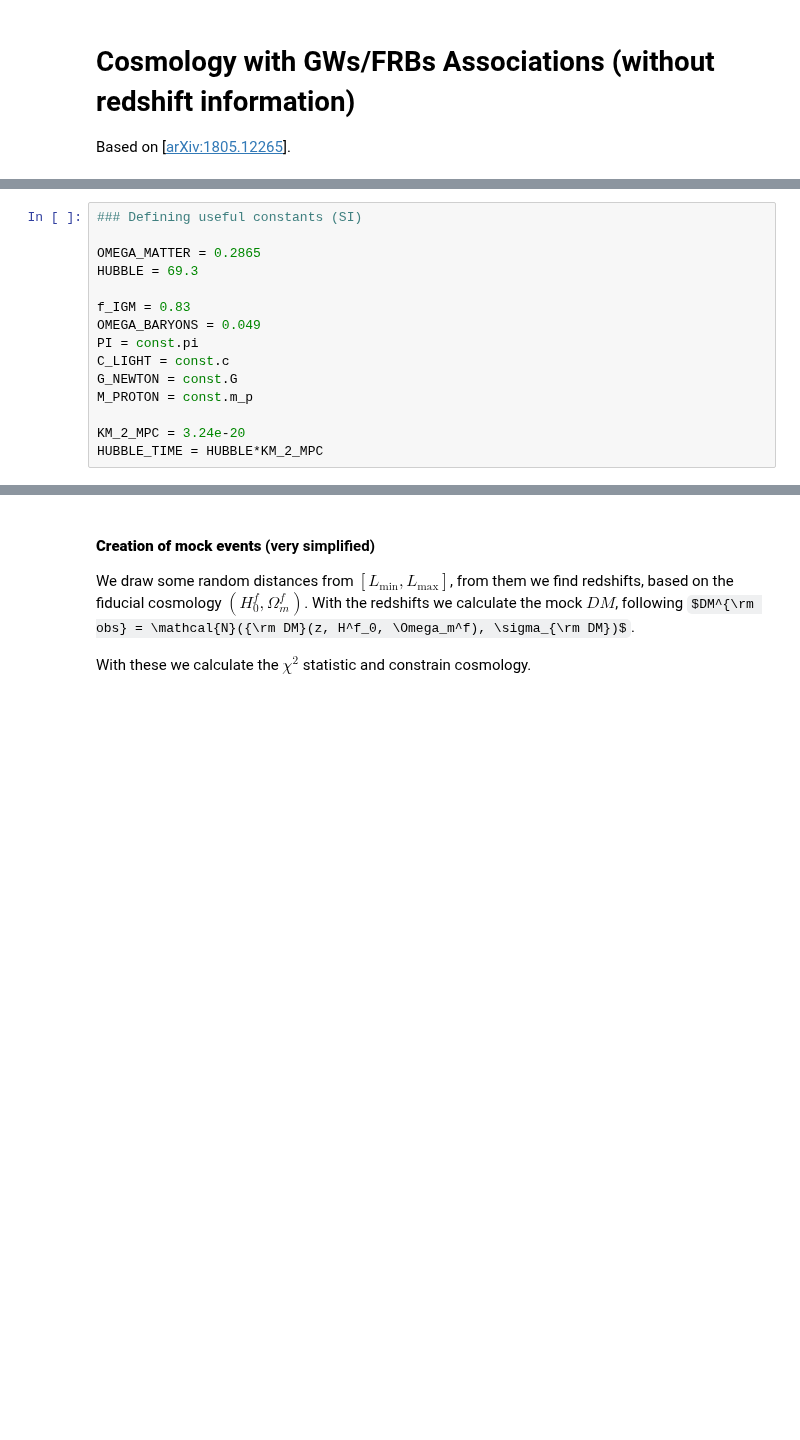
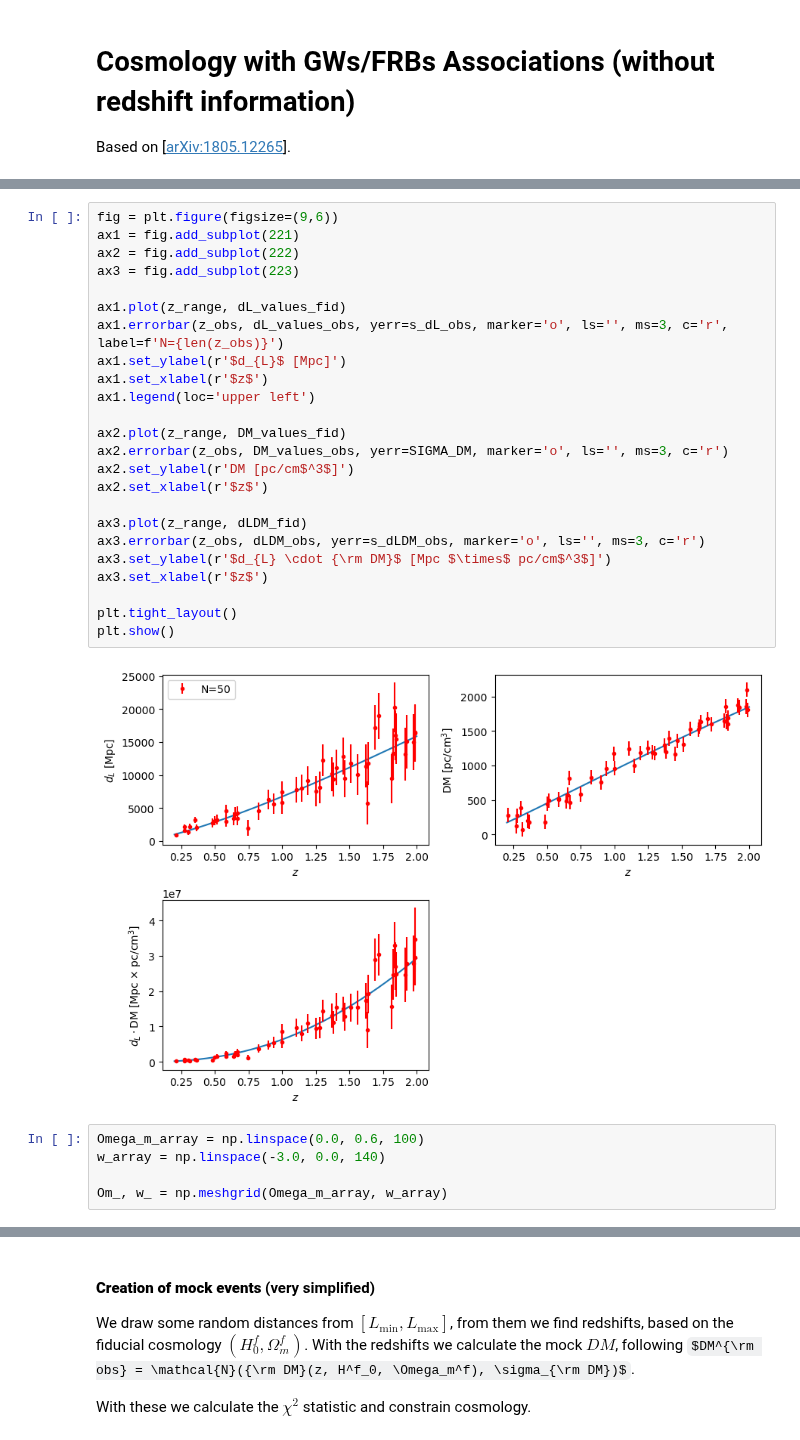
Before and after one commit to MariosNT/FRB_GW_association_cosmo, a Jupyter notebook: Notebooks/Cosmo_constraints.ipynb, the cells around one changed output, grey strips where cells are left out. Cells and saved outputs as stored; diff of their text form; some formulas as TeX source; blank space fills up the shorter version.

```diff
--- a/Notebooks/Cosmo_constraints.ipynb
+++ b/Notebooks/Cosmo_constraints.ipynb
@@ -19,15 +4,0 @@ from scipy.stats import gaussian_kde
-# %%
-### Defining useful constants (SI)
-
-OMEGA_MATTER = 0.2865
-HUBBLE = 69.3
-
-f_IGM = 0.83
-OMEGA_BARYONS = 0.049
-PI = const.pi
-C_LIGHT = const.c
-G_NEWTON = const.G
-M_PROTON = const.m_p
-
-KM_2_MPC = 3.24e-20
-HUBBLE_TIME = HUBBLE*KM_2_MPC
@@ -64,0 +131,31 @@ def dispersion_measure(z, Om, H0):
+# %%
+fig = plt.figure(figsize=(9,6))
+ax1 = fig.add_subplot(221)
+ax2 = fig.add_subplot(222)
+ax3 = fig.add_subplot(223)
+
+ax1.plot(z_range, dL_values_fid)
+ax1.errorbar(z_obs, dL_values_obs, yerr=s_dL_obs, marker='o', ls='', ms=3, c='r', label=f'N={len(z_obs)}')
+ax1.set_ylabel(r'$d_{L}$ [Mpc]')
+ax1.set_xlabel(r'$z$')
+ax1.legend(loc='upper left')
+
+ax2.plot(z_range, DM_values_fid)
+ax2.errorbar(z_obs, DM_values_obs, yerr=SIGMA_DM, marker='o', ls='', ms=3, c='r')
+ax2.set_ylabel(r'DM [pc/cm$^3$]')
+ax2.set_xlabel(r'$z$')
+
+ax3.plot(z_range, dLDM_fid)
+ax3.errorbar(z_obs, dLDM_obs, yerr=s_dLDM_obs, marker='o', ls='', ms=3, c='r')
+ax3.set_ylabel(r'$d_{L} \cdot {\rm DM}$ [Mpc $\times$ pc/cm$^3$]')
+ax3.set_xlabel(r'$z$')
+
+plt.tight_layout()
+plt.show()
+# %% [output]
+[figure, added]
+# %%
+Omega_m_array = np.linspace(0.0, 0.6, 100)
+w_array = np.linspace(-3.0, 0.0, 140)
+
+Om_, w_ = np.meshgrid(Omega_m_array, w_array)
```
Also changed, not shown: parts of 32 cells of this notebook, 3 other files.
